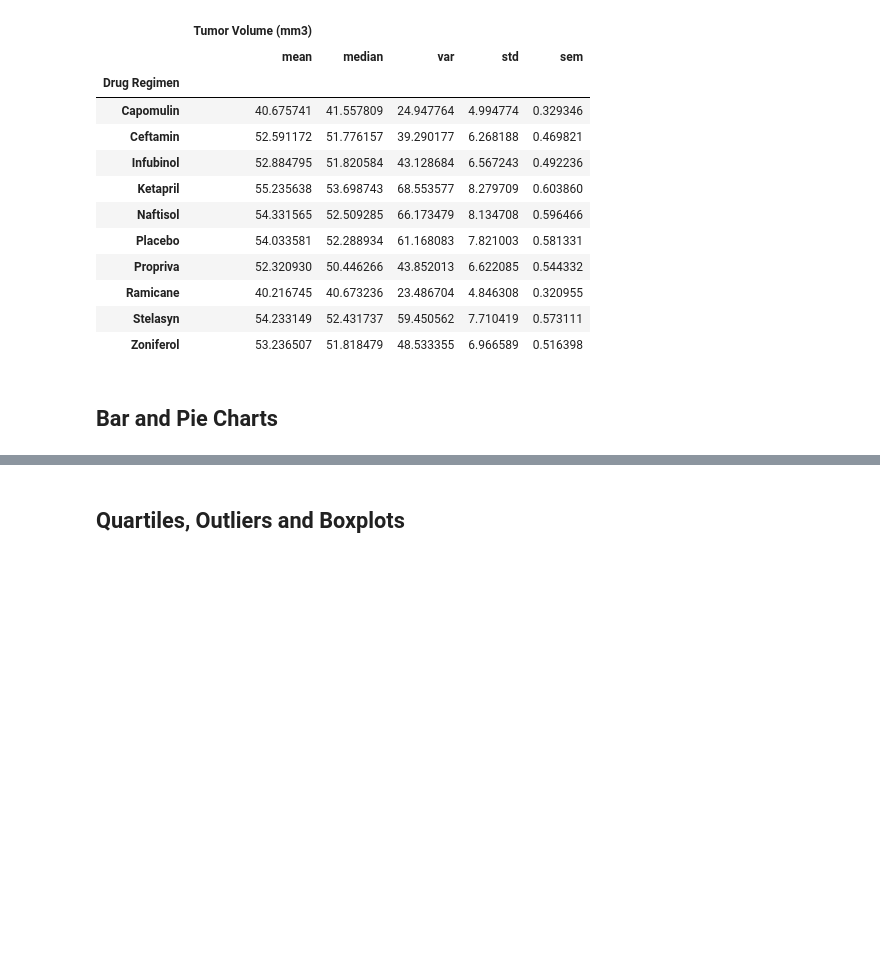
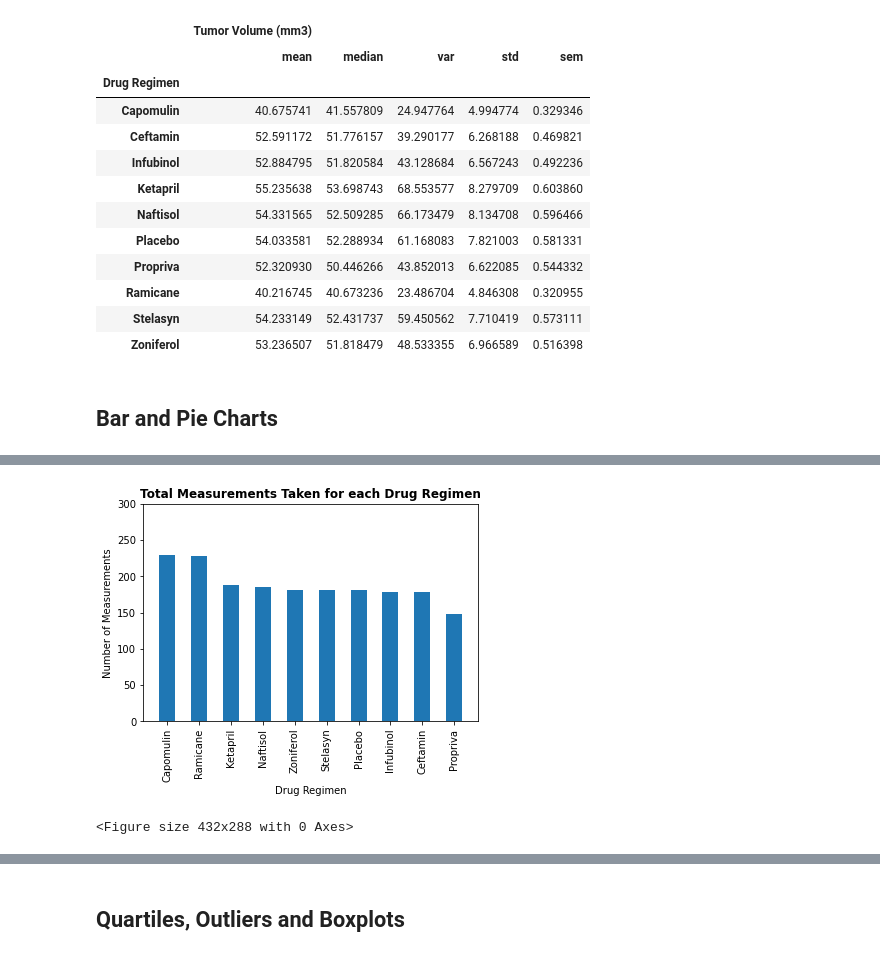
Before and after one commit to fromjandp/Pymaceuticals-Challenge, a Jupyter notebook: pymaceuticals_starter.ipynb, the cells around one changed output, grey strips where cells are left out. Cells and saved outputs as stored; diff of their text form; code cells hidden in the pictures; blank space fills up the shorter version.

Commit message:
Completed Bar and Pie charts

```diff
--- a/pymaceuticals_starter.ipynb
+++ b/pymaceuticals_starter.ipynb
@@ -140,4 +131,3 @@ clean_mouse_data.groupby(['Drug Regimen'])['Drug Regimen'].count()
 # %%
-
-value_counts = clean_mouse_data['Drug Regimen'].value_counts()
-value_counts
+drug_regimen_measurements = clean_mouse_data['Drug Regimen'].value_counts()
+drug_regimen_measurements
@@ -144,10 +146,19 @@ value_counts
 # %%
 # Generate a bar plot showing the total number of measurements taken on each drug regimen using pandas.
 
-value_counts = clean_data_df['Drug Regimen'].value_counts()
-#value_counts.plot(kind="bar")
-value_counts.plot.bar()
+drug_regimen_measurements.plot.bar()
+
+plt.title("Total Measurements Taken for each Drug Regimen", fontweight=750, size = "large")
+
 plt.xlabel("Drug Regimen")
-#plt.xticks(rotation=90)
-plt.ylabel("Number of Mice")
+plt.ylabel("Number of Measurements")
+
+plt.xticks(rotation=90)
+plt.xlim(-0.75, 9.75)
+plt.ylim(0, 300)
+
 plt.show()
+plt.tight_layout()
+# %% [output]
+[figure, added]
+<Figure size 432x288 with 0 Axes>
```
Also changed, not shown: parts of 12 cells of this notebook, 1 other file.
